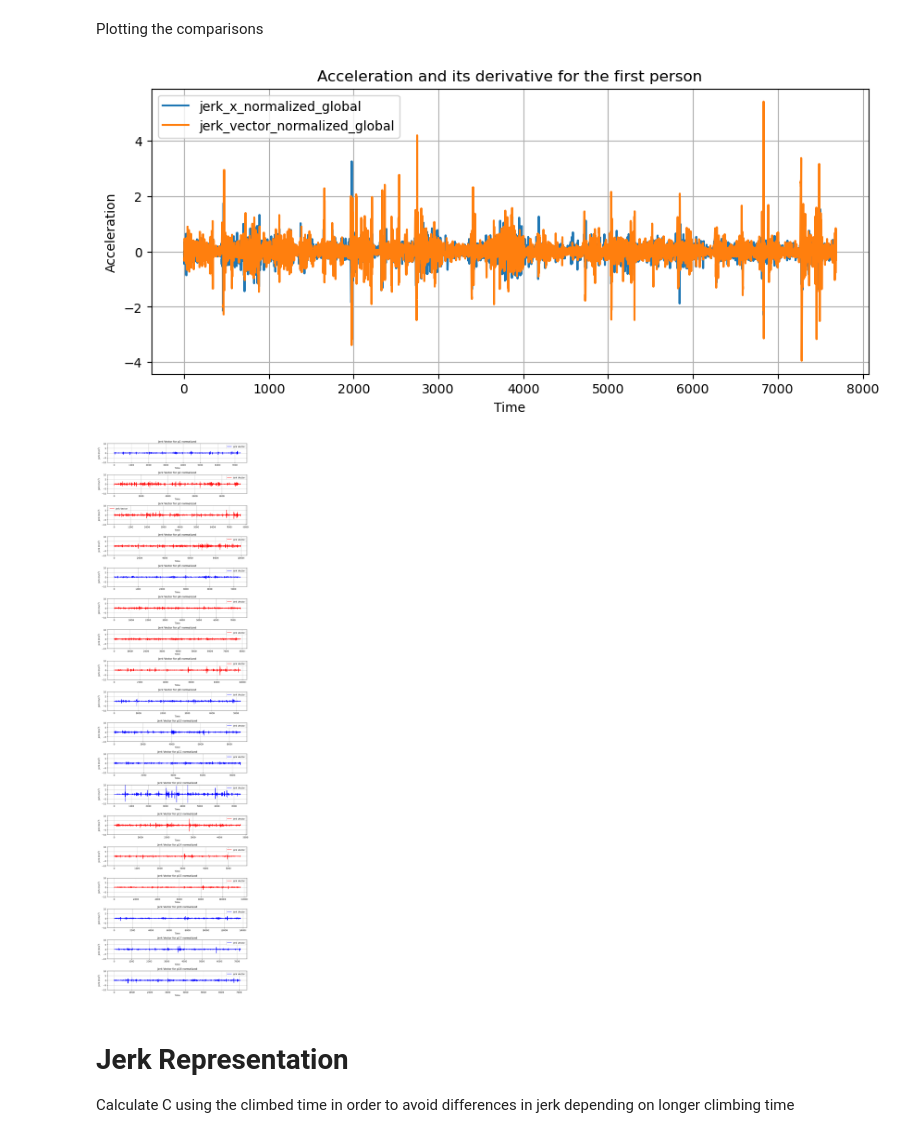
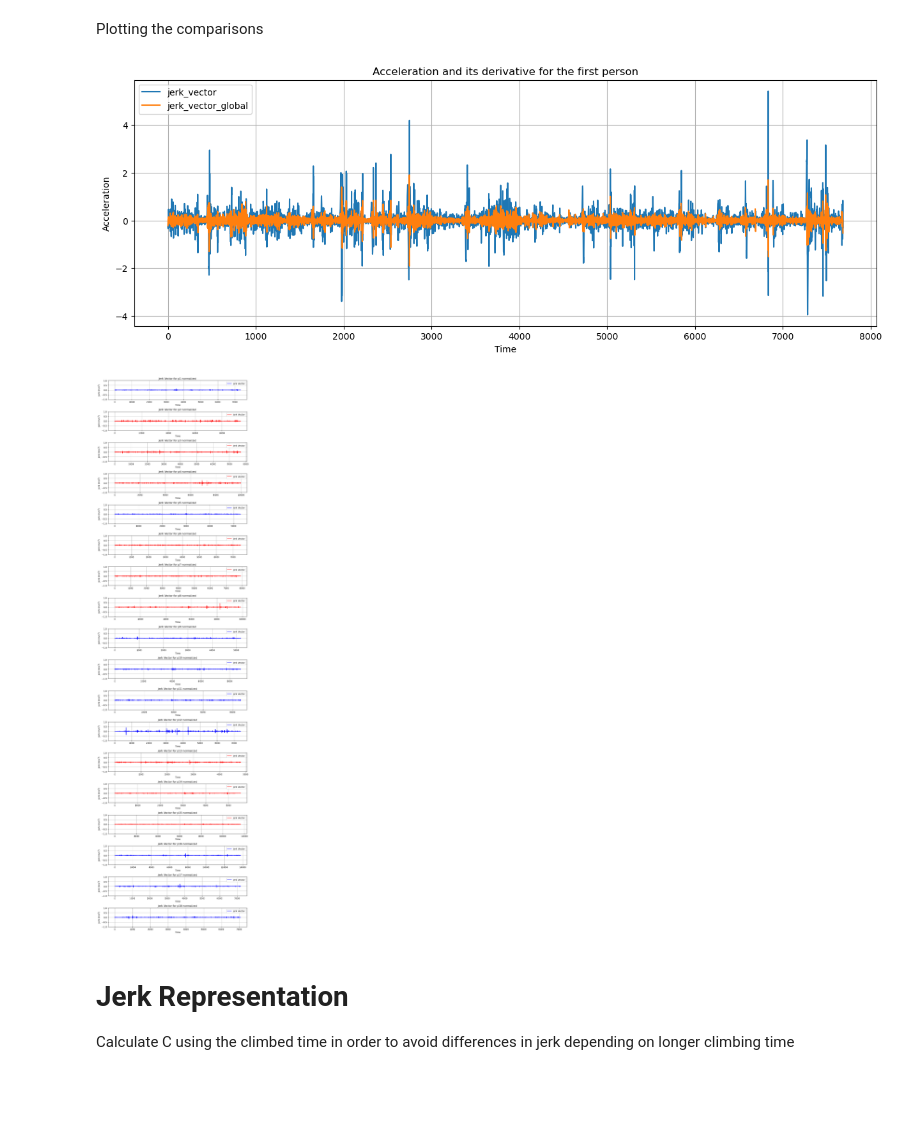
Before and after one commit to doertiboy/MasterStudy, a Jupyter notebook: Acceleration.ipynb, the cells around one changed output. Cells and saved outputs as stored; diff of their text form; code cells hidden in the pictures; blank space fills up the shorter version.

```diff
--- a/Acceleration.ipynb
+++ b/Acceleration.ipynb
@@ -142,6 +142,24 @@ for person_name, acc_data in acc_dict.items():
 
     jerk_vector = xr.DataArray(vector, dims=('time'), coords={'time': np.arange(num_samples)})
     acc_dict[person_name]['jerk_vector'] = jerk_vector.differentiate('time')
+# %%
+for person_name, acc_data in acc_dict.items():
+    # Extract acceleration data for the current person
+    acc_x = acc_data['acc_x_derivative']
+    acc_y = acc_data['acc_y_derivative']
+    acc_z = acc_data['acc_z_derivative']
+
+    # Calculate the magnitude of the acceleration vector
+    magnitude = np.sqrt(acc_x**2 + acc_y**2 + acc_z**2)
+
+    # Create a DataArray for the jerk vector
+    jerk_vector = xr.DataArray(magnitude, dims=('time'), coords={'time': acc_x.time})
+
+    # Differentiate to get the jerk
+    jerk_vector = jerk_vector.differentiate('time')
+
+    # Assign the jerk vector to the acc_dict
+    acc_dict[person_name]['jerk_vector_global'] = jerk_vector
 # %% [markdown]
 # Normalization
 ## Local Maximum
@@ -276,21 +270,21 @@ Plotting the comparisons
 # %%
 first_person_acc = acc_dict[person_names[2]]
 second_person_acc = acc_dict[person_names[1]]
 
-plt.figure(figsize=(10, 4))
+plt.figure(figsize=(15, 5))
 # plt.plot(first_person_acc['time'], first_person_acc['acc_x_global'], label='acc_x')
 # plt.plot(first_person_acc['time'], first_person_acc['acc_x_derivative'], label='jekr_x_')
 # plt.plot(first_person_acc['time'], first_person_acc['acc_x_derivative_normalized'], label='jerk_x_normalized')
-plt.plot(first_person_acc['time'], first_person_acc['acc_x_derivative_normalized_global'], label='jerk_x_normalized_global')
-plt.plot(first_person_acc['time'], first_person_acc['jerk_vector_normalized_global'], label='jerk_vector_normalized_global')
+plt.plot(first_person_acc['time'], first_person_acc['jerk_vector'], label='jerk_vector')
+plt.plot(first_person_acc['time'], first_person_acc['jerk_vector_global'], label='jerk_vector_global')
 plt.xlabel('Time')
 plt.ylabel('Acceleration')
 plt.title('Acceleration and its derivative for the first person')
 plt.legend()
 plt.grid(True)
 plt.show()
 # %% [output]
-[figure, old version]
+[figure, new version]
 # %%
 # Calculate the number of persons
 num_persons = len(acc_dict)
@@ -314,12 +308,12 @@ for idx, (person_name, person_data) in enumerate(acc_dict.items()):
     axes[idx].grid(True)
 
     # Set y-axis limits
-    axes[idx].set_ylim(-10, 10)
+    axes[idx].set_ylim(-1, 1)
 
 plt.tight_layout()
 plt.show()
 # %% [output]
-[figure, old version]
+[figure, new version]
 # %% [markdown]
 # Jerk Representation
 Calculate C using the climbed time in order to avoid differences in jerk depending on longer climbing time
```
Also changed, not shown: parts of 10 cells of this notebook, 7 other files.
